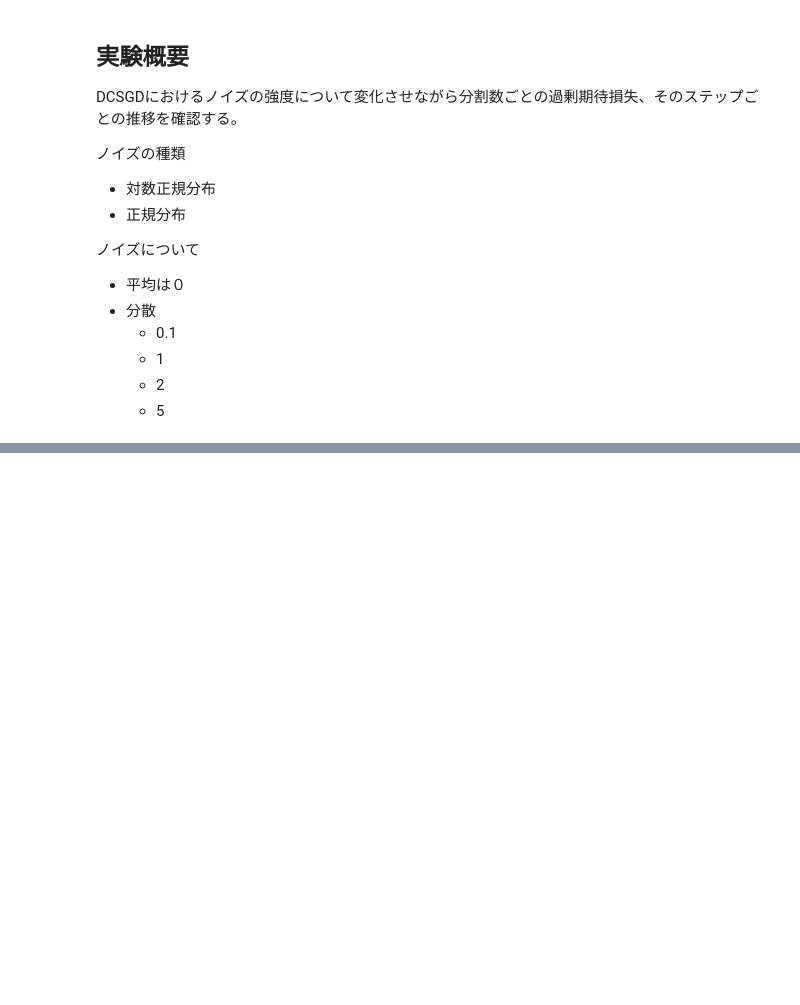
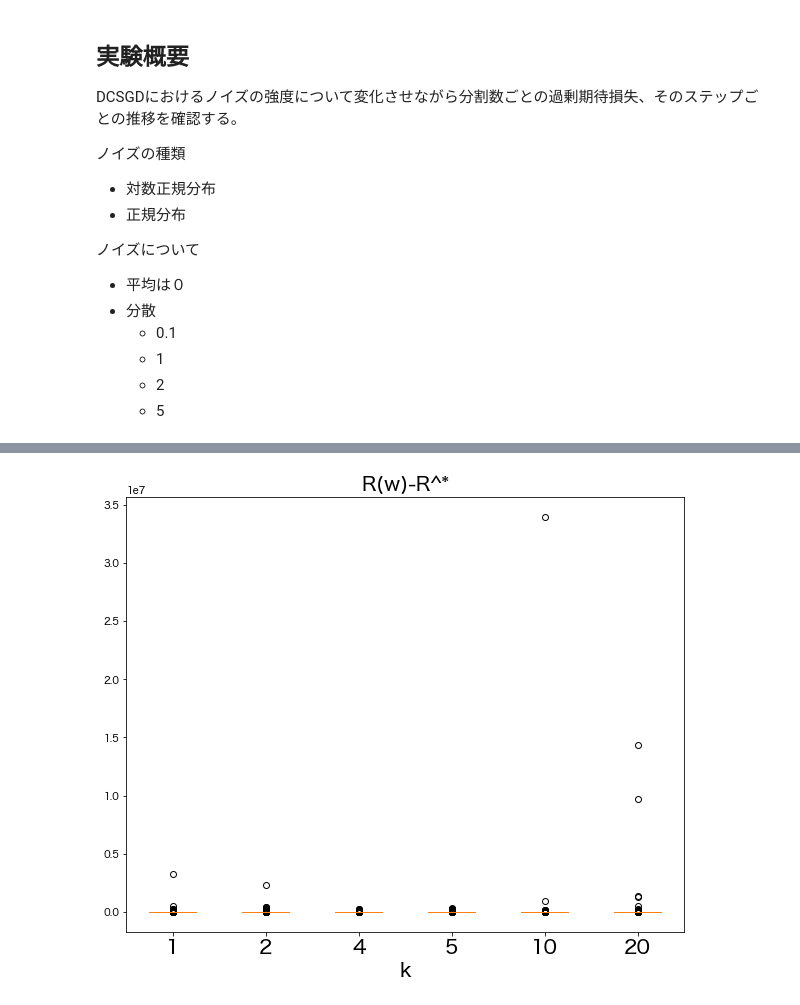
Before and after one commit to NaokiNakamichi/ML, a Jupyter notebook: GD/exp/simulation/DCSGD_Noise_0813.ipynb, the cells around one changed output, grey strips where cells are left out. Cells and saved outputs as stored; diff of their text form; code cells hidden in the pictures; blank space fills up the shorter version.

```diff
--- a/GD/exp/simulation/DCSGD_Noise_0813.ipynb
+++ b/GD/exp/simulation/DCSGD_Noise_0813.ipynb
@@ -62 +66,23 @@ plt.show()
+# %%
+noise = "lognormal"
+DC = DC_SGD.DCSGDSimulation(w_star=w_star,n=n,E_var=E_var,X_mean=X_mean,X_var=X_var,noise=noise,loss_type=son,c=c,fixed_lr=True)
+# %%
+trail_num  = 1000
+_, result_loss_lognormal = DC.many_trails(trial_num=1000,max_k=20)
+fdic = {
+    "size" : 20,
+}
+
+columns=['1', '2', '4','5','10','20']
+fig = plt.figure(figsize=(10.0, 8.0))
+ax1 = fig.add_subplot(111)
+
+ax1.boxplot(result_loss_lognormal[:,[0,1,3,4,9,19]])
+ax1.set_xticklabels(columns,fontsize=20)
+ax1.set_title('R(w)-R^*',fontsize=20)
+ax1.set_xlabel('k',fontdict=fdic)
+
+plt.show()
+# %% [output]
+[figure, added]
 # %%
```
Also changed, not shown: parts of 3 cells of this notebook, 3 other files.
